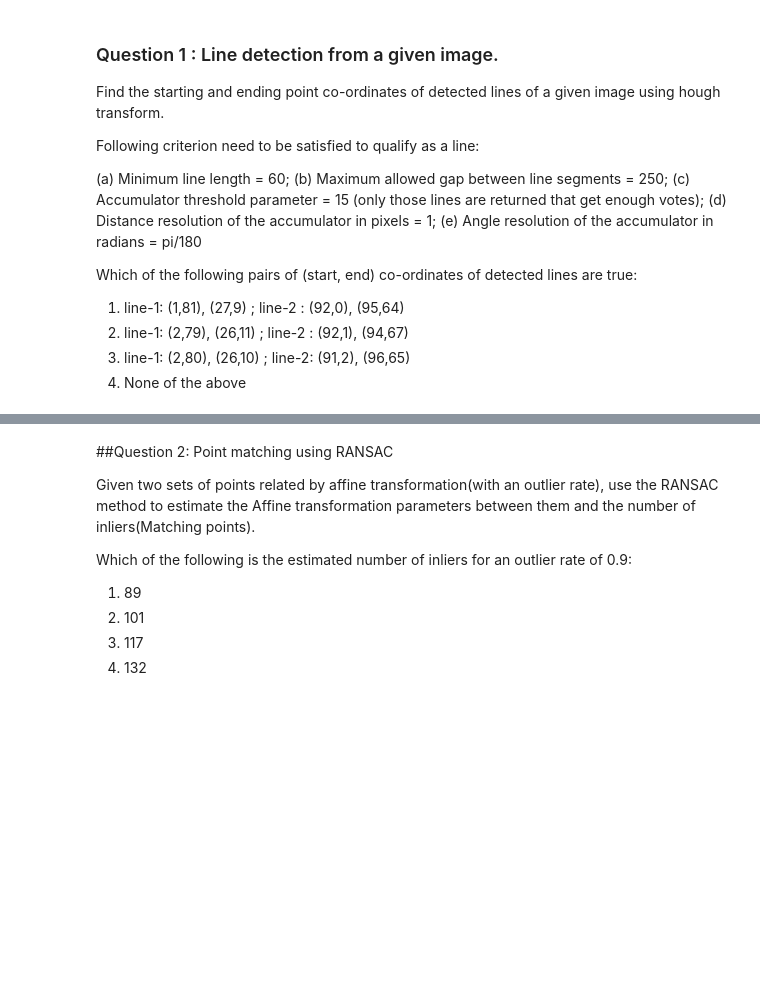
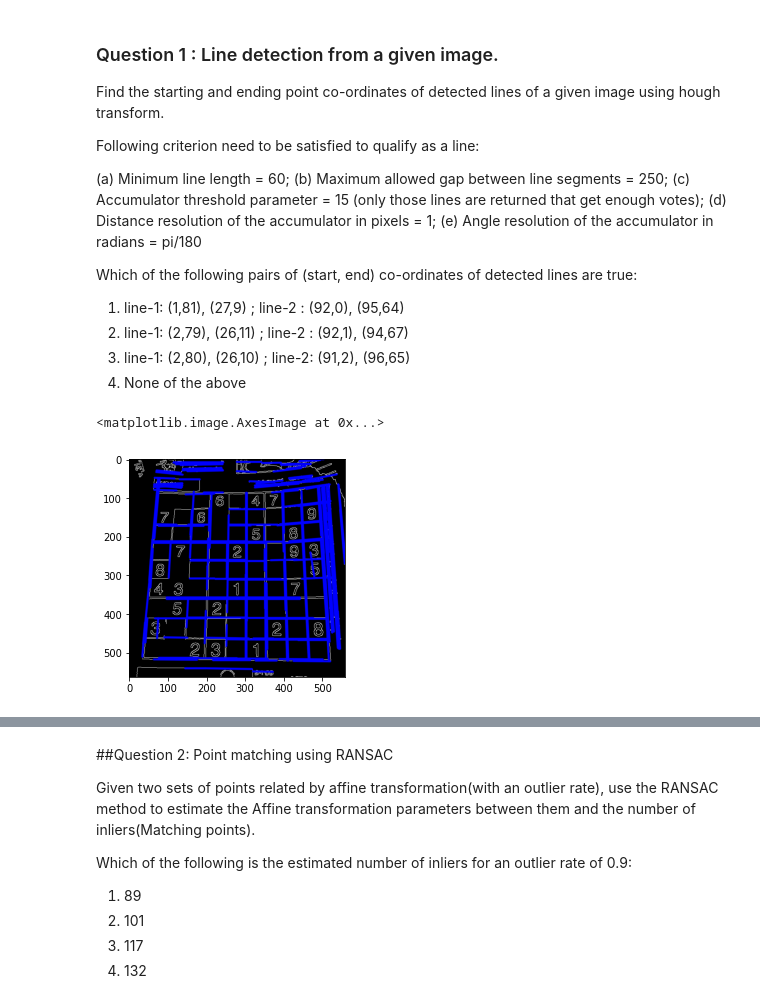
Before and after one commit to Jimut123/NPTEL, a Jupyter notebook: DL4CV_IITM/Assignments/Assignment-2/DL4V_Assignment_2.ipynb, the cells around one changed output, grey strips where cells are left out. Saved outputs shown, nothing was run; the diff lists cells and outputs as text; code cells hidden in the pictures; blank space fills up the shorter version.

```diff
--- a/DL4CV_IITM/Assignments/Assignment-2/DL4V_Assignment_2.ipynb
+++ b/DL4CV_IITM/Assignments/Assignment-2/DL4V_Assignment_2.ipynb
@@ -45,7 +45,11 @@ Which of the following pairs of (start, end) co-ordinates of detected lines are
 3. line-1: (2,80), (26,10) ; line-2: (91,2), (96,65)
 4.  None of the above
 # %%
+# Example Test code
 import math
+import numpy as np
+import cv2
+
 default_file = 'sudoku.png'
 filename = default_file
 # Loads an image
@@ -58,34 +62,37 @@ if src is None:
 
 
 dst = cv2.Canny(src, 50, 200, None, 3)
 
 # Copy edges to the images that will display the results in BGR
 cdst = cv2.cvtColor(dst, cv2.COLOR_GRAY2BGR)
 cdstP = np.copy(cdst)
 
 lines = cv2.HoughLines(dst, 1, np.pi / 180, 150, None, 0, 0)
 
 if lines is not None:
     for i in range(0, len(lines)):
         rho = lines[i][0][0]
         theta = lines[i][0][1]
         a = math.cos(theta)
         b = math.sin(theta)
         x0 = a * rho
         y0 = b * rho
         pt1 = (int(x0 + 1000*(-b)), int(y0 + 1000*(a)))
         pt2 = (int(x0 - 1000*(-b)), int(y0 - 1000*(a)))
         cv2.line(cdst, pt1, pt2, (0,0,255), 3, cv2.LINE_AA)
 
 
 linesP = cv2.HoughLinesP(dst, 1, np.pi / 180, 50, None, 50, 10)
 
 if linesP is not None:
     for i in range(0, len(linesP)):
         l = linesP[i][0]
         cv2.line(cdstP, (l[0], l[1]), (l[2], l[3]), (0,0,255), 3, cv2.LINE_AA)
 
-cv2.imshow("Source", src)
-cv2.imshow("Detected Lines (in red) - Standard Hough Line Transform", cdst)
-cv2.imshow("Detected Lines (in red) - Probabilistic Line Transform", cdstP)
+plt.imshow(src)
+plt.imshow(cdst)
+plt.imshow(cdstP)
+# %% [output]
+<matplotlib.image.AxesImage at 0x...>
+[figure, added]
 # %%
```
Also changed, not shown: parts of 3 cells of this notebook.
